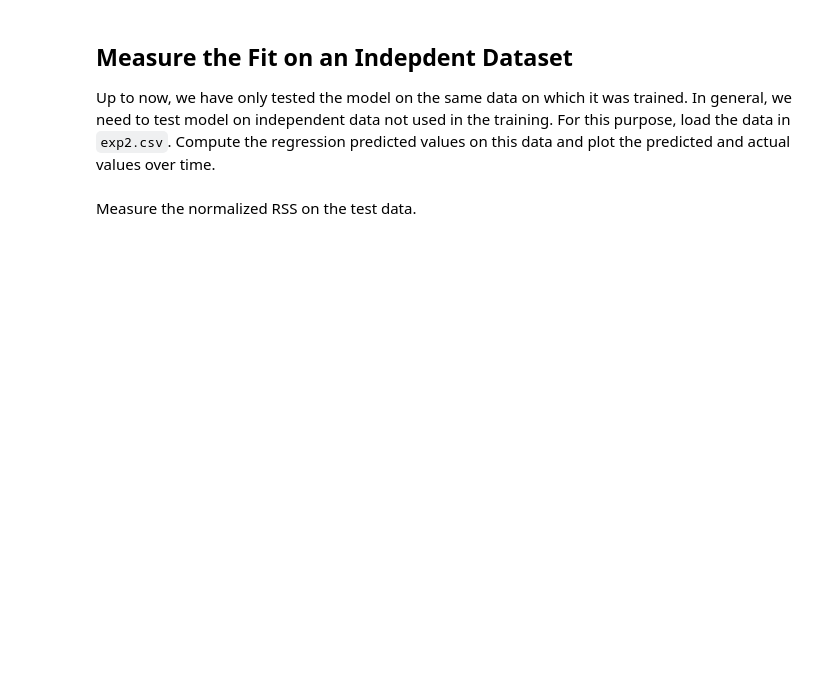
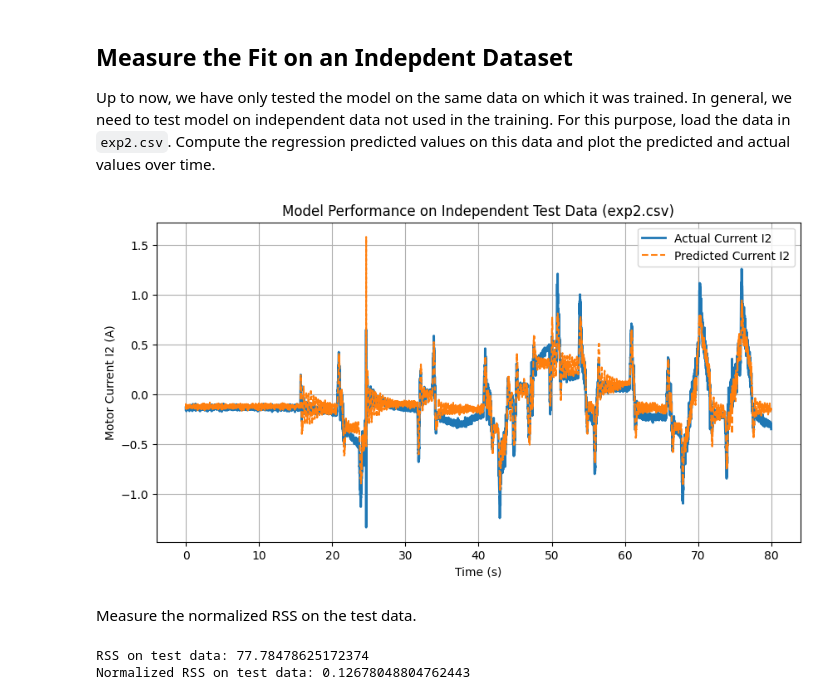
Before and after one commit to JiayiChen05/CSA, a Jupyter notebook: unit03_mult_lin_reg/lab_robot_calib_partial.ipynb, the cells around one changed output. Cells and saved outputs as stored; diff of their text form; code cells hidden in the pictures; blank space fills up the shorter version.

```diff
--- a/unit03_mult_lin_reg/lab_robot_calib_partial.ipynb
+++ b/unit03_mult_lin_reg/lab_robot_calib_partial.ipynb
@@ -103,2 +156,23 @@ Up to now, we have only tested the model on the same data on which it was traine
+# %%
+# TODO
+df_test = pd.read_csv("exp2.csv", names=names, index_col=0)
+
+ytest = df_test['I2'].values
+Xtest = df_test[['q2','dq2','eps21','eps22','eps31','eps32','ddq2']].values
+t_test = df_test.index.values   # 时间
+
+ytest_pred = regr.predict(Xtest)
+
+plt.figure(figsize=(10,5))
+plt.plot(t_test, ytest, label="Actual Current I2", linewidth=2)
+plt.plot(t_test, ytest_pred, label="Predicted Current I2", linestyle="--")
+plt.xlabel("Time (s)")
+plt.ylabel("Motor Current I2 (A)")
+plt.title("Model Performance on Independent Test Data (exp2.csv)")
+plt.legend()
+plt.grid(True)
+plt.show()
+# %% [output]
+[figure, added]
 # %% [markdown]
 Measure the normalized RSS on the test data.
@@ -107,0 +179,12 @@ Measure the normalized RSS on the test data.
+# %%
+# TODO
+# RSS_test = ...
+RSS_test = np.sum((ytest - ytest_pred) ** 2)
+n_test = len(ytest)
+s2_y_test = np.mean((ytest - np.mean(ytest))**2)
+RSS_test_norm = RSS_test / (n_test * s2_y_test)
+print("RSS on test data:", RSS_test)
+print("Normalized RSS on test data:", RSS_test_norm)
+# %% [output]
+RSS on test data: 77.78478625172374
+Normalized RSS on test data: 0.12678048804762443
```
Also changed, not shown: parts of 15 cells of this notebook.
